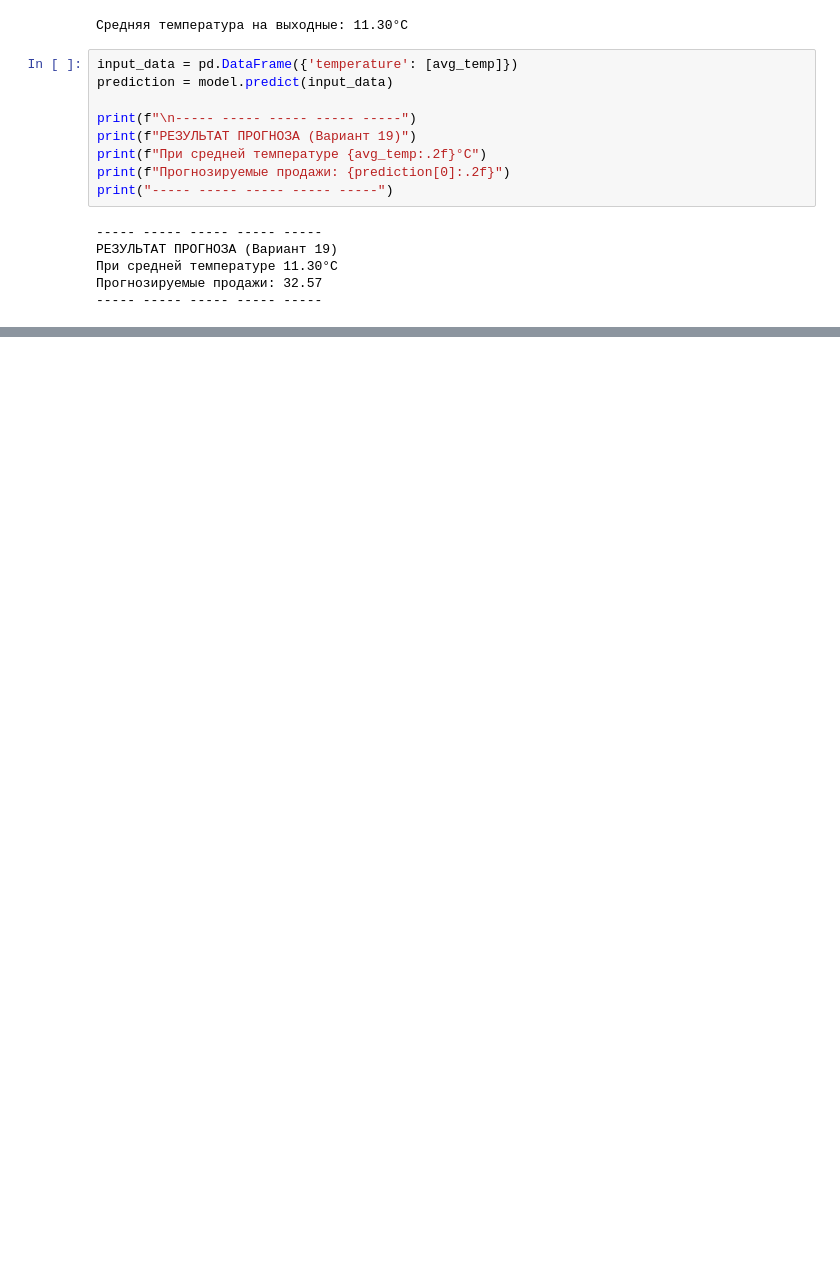
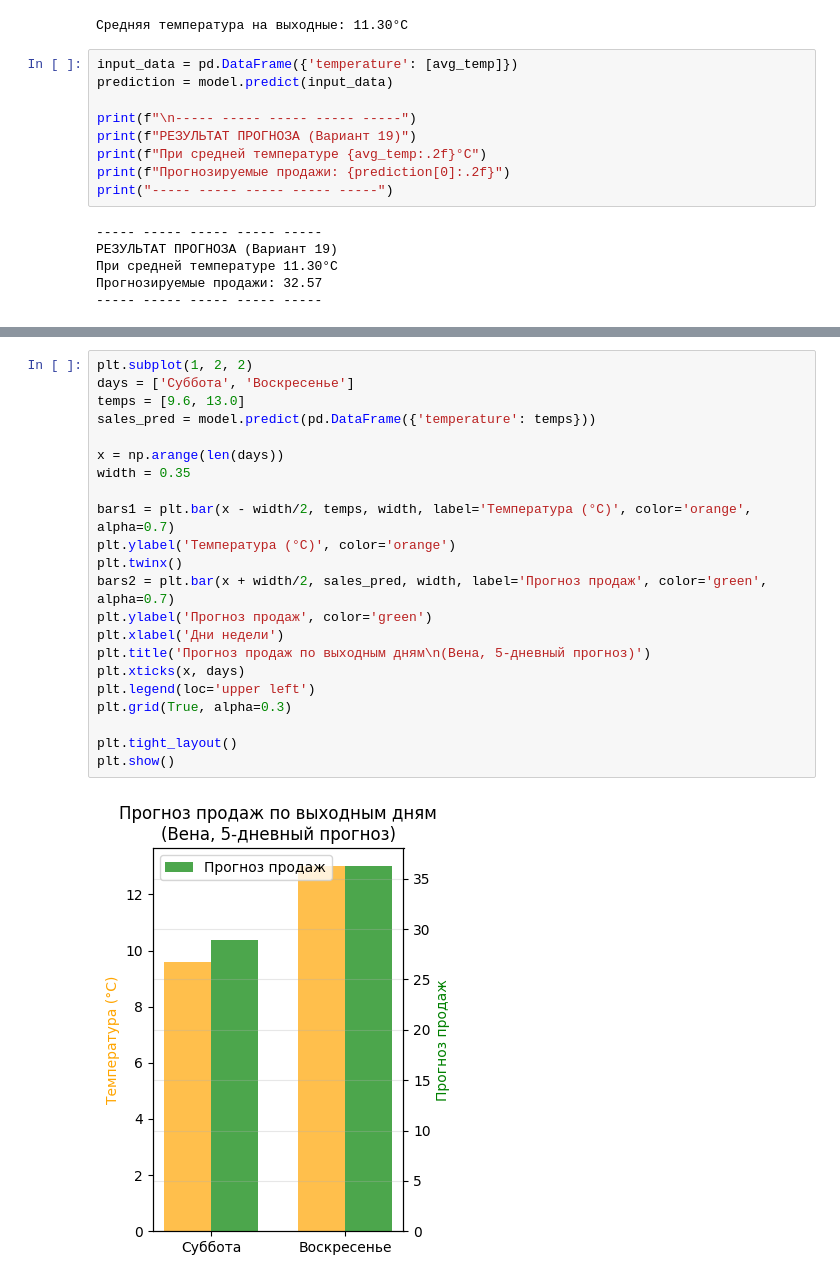
Before and after one commit to Iv0cheer/ETL_practicum, a Jupyter notebook: prediction_of_sales_19.ipynb, the cells around one changed output, grey strips where cells are left out. Drawn from its saved outputs; the diff is of its cells as text; blank space fills up the shorter version.

```diff
--- a/prediction_of_sales_19.ipynb
+++ b/prediction_of_sales_19.ipynb
@@ -50,0 +71,24 @@ print("----- ----- ----- ----- -----")
+# %%
+plt.subplot(1, 2, 2)
+days = ['Суббота', 'Воскресенье']
+temps = [9.6, 13.0]
+sales_pred = model.predict(pd.DataFrame({'temperature': temps}))
+
+x = np.arange(len(days))
+width = 0.35
+
+bars1 = plt.bar(x - width/2, temps, width, label='Температура (°C)', color='orange', alpha=0.7)
+plt.ylabel('Температура (°C)', color='orange')
+plt.twinx()
+bars2 = plt.bar(x + width/2, sales_pred, width, label='Прогноз продаж', color='green', alpha=0.7)
+plt.ylabel('Прогноз продаж', color='green')
+plt.xlabel('Дни недели')
+plt.title('Прогноз продаж по выходным дням\n(Вена, 5-дневный прогноз)')
+plt.xticks(x, days)
+plt.legend(loc='upper left')
+plt.grid(True, alpha=0.3)
+
+plt.tight_layout()
+plt.show()
+# %% [output]
+[figure, added]
```
Also changed, not shown: parts of 5 cells of this notebook.
